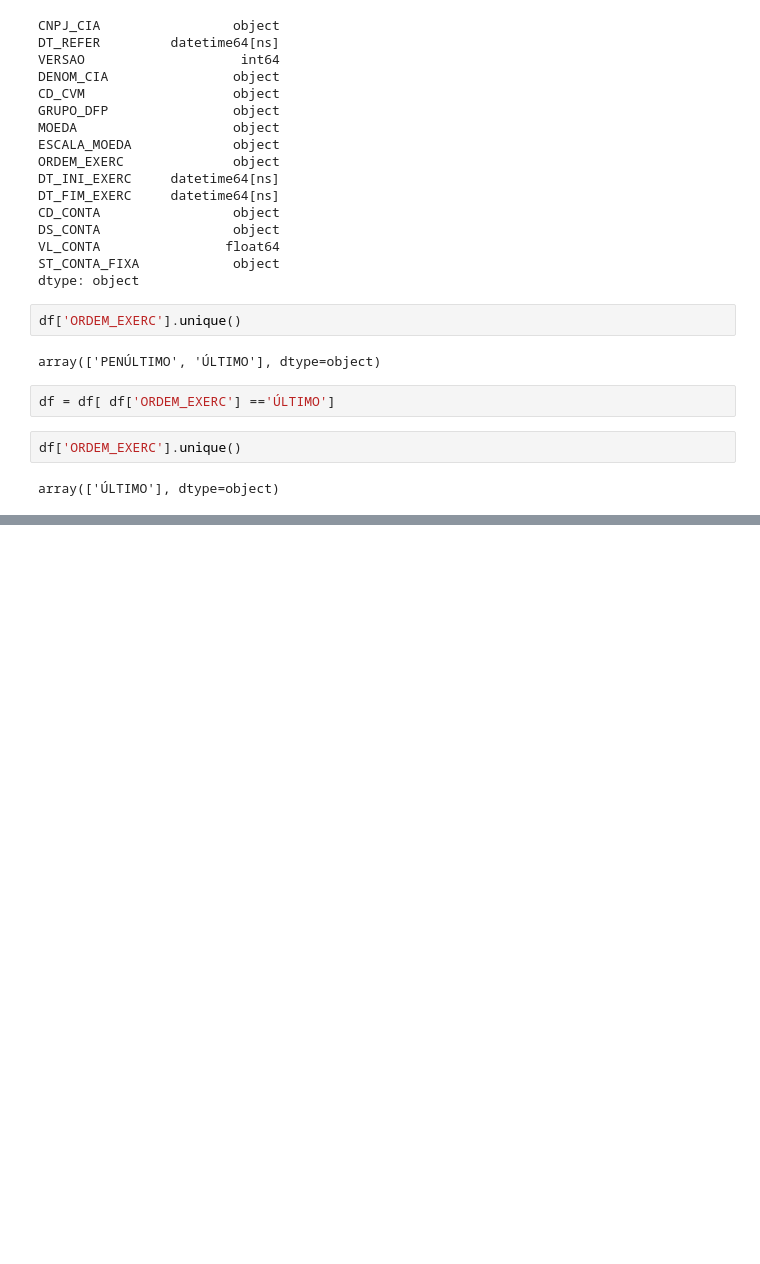
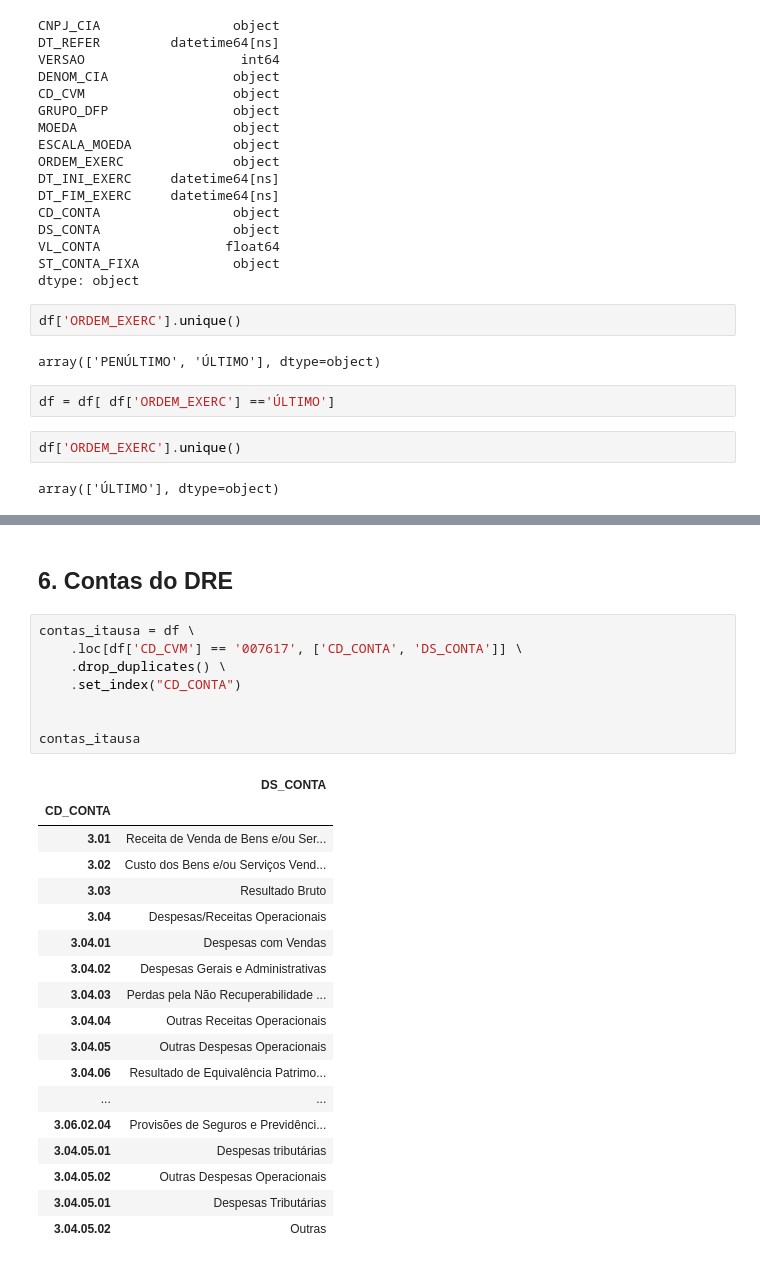
Before and after one commit to esscova/financas-quantitativas, a Jupyter notebook: Coletando PL histórico de empresas listadas na B3 com dados da CVM/preco_lucro_historico.ipynb, the cells around one changed output, grey strips where cells are left out. Drawn from its saved outputs; the diff is of its cells as text; blank space fills up the shorter version.

```diff
--- a/Coletando PL histórico de empresas listadas na B3 com dados da CVM/preco_lucro_historico.ipynb
+++ b/Coletando PL histórico de empresas listadas na B3 com dados da CVM/preco_lucro_historico.ipynb
@@ -193,0 +273,29 @@ array(['ÚLTIMO'], dtype=object)
+# %% [markdown]
+## 6. Contas do DRE
+# %%
+contas_itausa = df \
+    .loc[df['CD_CVM'] == '007617', ['CD_CONTA', 'DS_CONTA']] \
+    .drop_duplicates() \
+    .set_index("CD_CONTA")
+
+
+contas_itausa
+# %% [output]
+|  | DS_CONTA |
+| CD_CONTA |  |
+| 3.01 | Receita de Venda de Bens e/ou Ser... |
+| 3.02 | Custo dos Bens e/ou Serviços Vend... |
+| 3.03 | Resultado Bruto |
+| 3.04 | Despesas/Receitas Operacionais |
+| 3.04.01 | Despesas com Vendas |
+| 3.04.02 | Despesas Gerais e Administrativas |
+| 3.04.03 | Perdas pela Não Recuperabilidade ... |
+| 3.04.04 | Outras Receitas Operacionais |
+| 3.04.05 | Outras Despesas Operacionais |
+| 3.04.06 | Resultado de Equivalência Patrimo... |
+| ... | ... |
+| 3.06.02.04 | Provisões de Seguros e Previdênci... |
+| 3.04.05.01 | Despesas tributárias |
+| 3.04.05.02 | Outras Despesas Operacionais |
+| 3.04.05.01 | Despesas Tributárias |
+| 3.04.05.02 | Outras |
```
Also changed, not shown: parts of 13 cells of this notebook.
